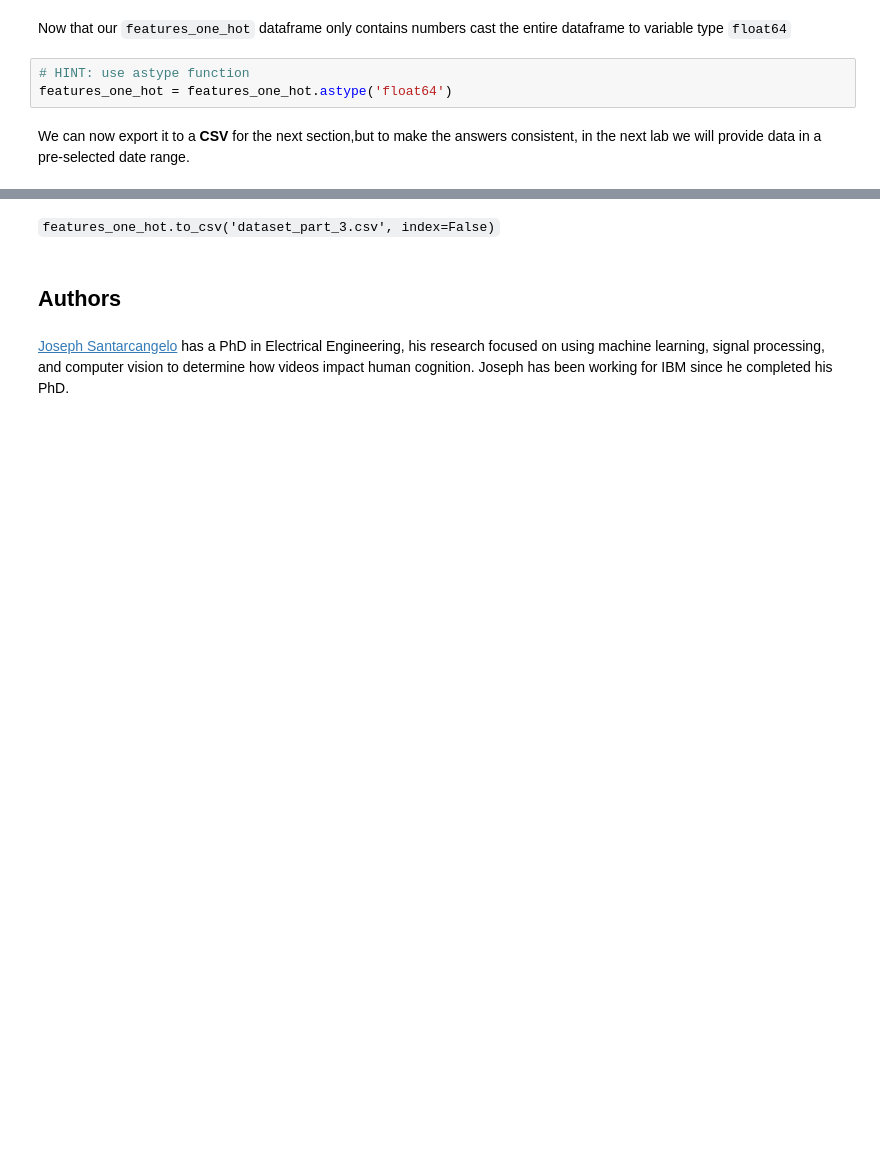
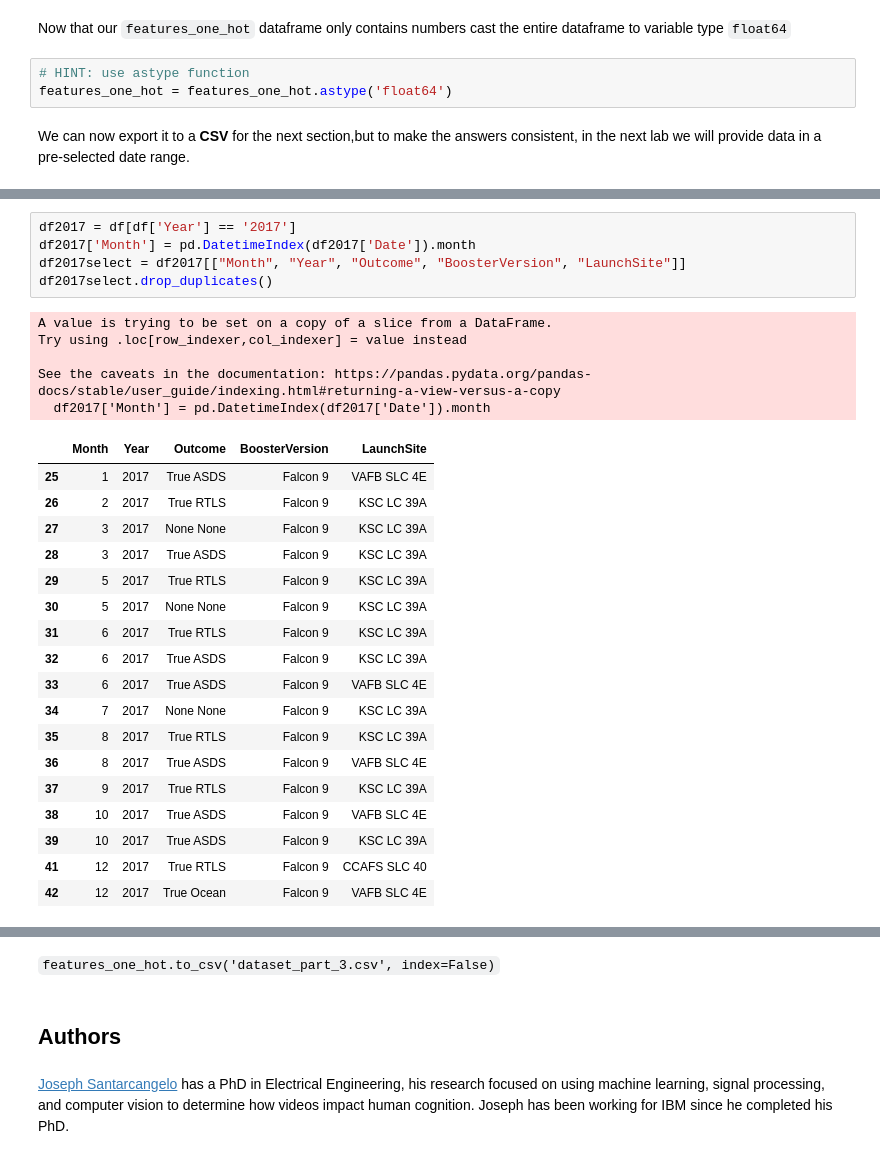
Before and after one commit to kevinvoskamp/testrepo, a Jupyter notebook: Final_Notebook_2.ipynb, the cells around one changed output, grey strips where cells are left out. Saved outputs shown, nothing was run; the diff lists cells and outputs as text; blank space fills up the shorter version.

```diff
--- a/Final_Notebook_2.ipynb
+++ b/Final_Notebook_2.ipynb
@@ -227,0 +292,29 @@ We can now export it to a <b>CSV</b> for the next section,but to make the answer
+# %%
+df2017 = df[df['Year'] == '2017']
+df2017['Month'] = pd.DatetimeIndex(df2017['Date']).month
+df2017select = df2017[["Month", "Year", "Outcome", "BoosterVersion", "LaunchSite"]]
+df2017select.drop_duplicates()
+# %% [output]
+A value is trying to be set on a copy of a slice from a DataFrame.
+Try using .loc[row_indexer,col_indexer] = value instead
+
+See the caveats in the documentation: https://pandas.pydata.org/pandas-docs/stable/user_guide/indexing.html#returning-a-view-versus-a-copy
+  df2017['Month'] = pd.DatetimeIndex(df2017['Date']).month
+|  | Month | Year | Outcome | BoosterVersion | LaunchSite |
+| 25 | 1 | 2017 | True ASDS | Falcon 9 | VAFB SLC 4E |
+| 26 | 2 | 2017 | True RTLS | Falcon 9 | KSC LC 39A |
+| 27 | 3 | 2017 | None None | Falcon 9 | KSC LC 39A |
+| 28 | 3 | 2017 | True ASDS | Falcon 9 | KSC LC 39A |
+| 29 | 5 | 2017 | True RTLS | Falcon 9 | KSC LC 39A |
+| 30 | 5 | 2017 | None None | Falcon 9 | KSC LC 39A |
+| 31 | 6 | 2017 | True RTLS | Falcon 9 | KSC LC 39A |
+| 32 | 6 | 2017 | True ASDS | Falcon 9 | KSC LC 39A |
+| 33 | 6 | 2017 | True ASDS | Falcon 9 | VAFB SLC 4E |
+| 34 | 7 | 2017 | None None | Falcon 9 | KSC LC 39A |
+| 35 | 8 | 2017 | True RTLS | Falcon 9 | KSC LC 39A |
+| 36 | 8 | 2017 | True ASDS | Falcon 9 | VAFB SLC 4E |
+| 37 | 9 | 2017 | True RTLS | Falcon 9 | KSC LC 39A |
+| 38 | 10 | 2017 | True ASDS | Falcon 9 | VAFB SLC 4E |
+| 39 | 10 | 2017 | True ASDS | Falcon 9 | KSC LC 39A |
+| 41 | 12 | 2017 | True RTLS | Falcon 9 | CCAFS SLC 40 |
+| 42 | 12 | 2017 | True Ocean | Falcon 9 | VAFB SLC 4E |
```
Also changed, not shown: parts of 14 cells of this notebook.
